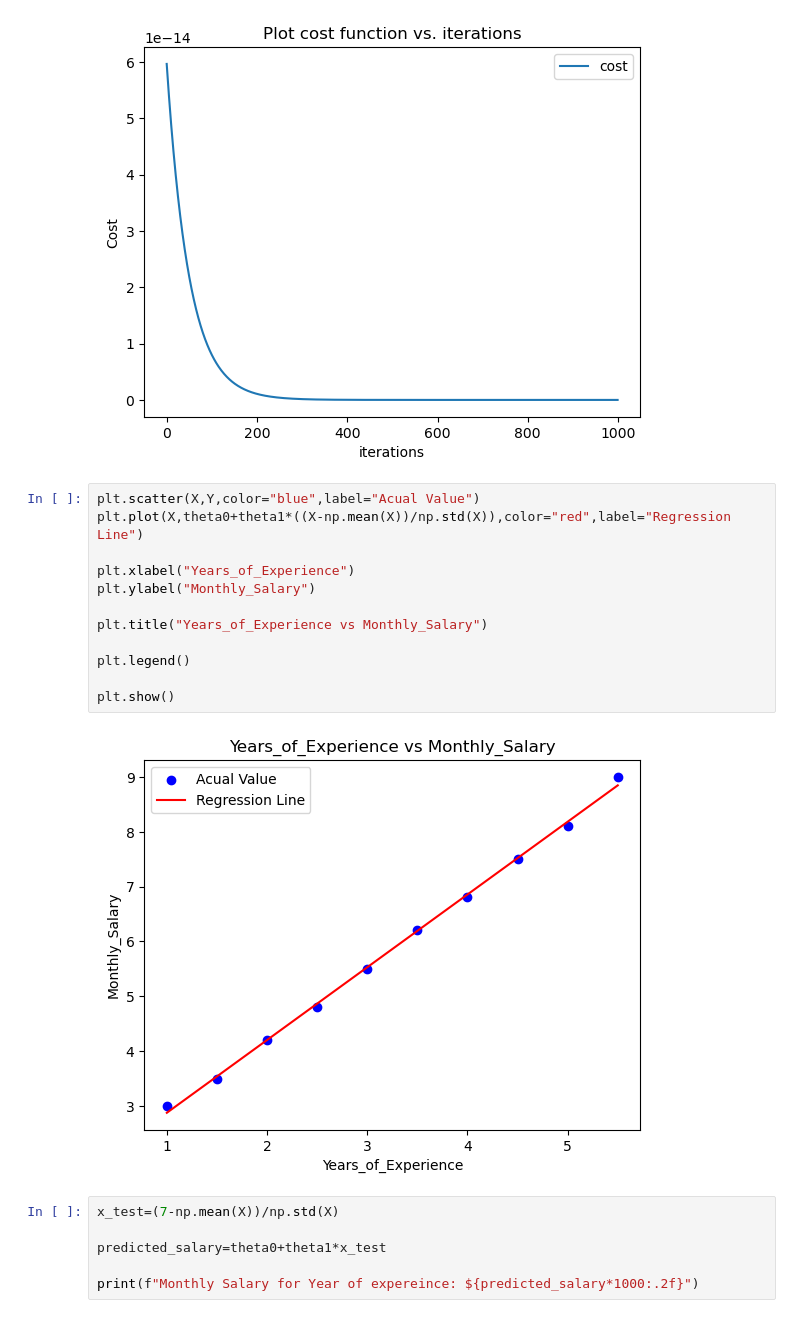
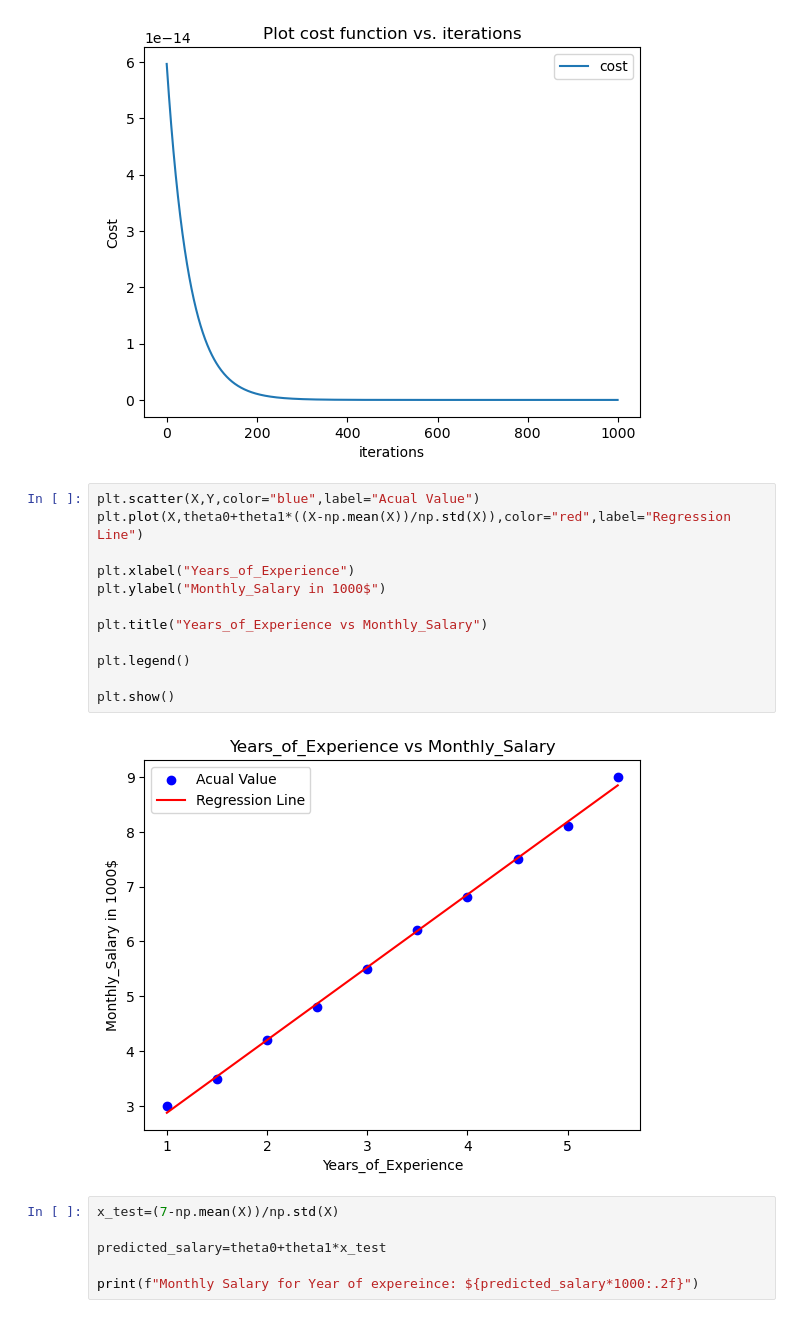
Before and after one commit to MohamadNour510/Regression-single-feature-, a Jupyter notebook: problem4.ipynb, the cells around one changed output. Saved outputs shown, nothing was run; the diff lists cells and outputs as text.

```diff
--- a/problem4.ipynb
+++ b/problem4.ipynb
@@ -94,17 +94,17 @@ plt.show()
 # %%
 plt.scatter(X,Y,color="blue",label="Acual Value")
 plt.plot(X,theta0+theta1*((X-np.mean(X))/np.std(X)),color="red",label="Regression Line")
 
 plt.xlabel("Years_of_Experience")
-plt.ylabel("Monthly_Salary")
+plt.ylabel("Monthly_Salary in 1000$")
 
 plt.title("Years_of_Experience vs Monthly_Salary")
 
 plt.legend()
 
 plt.show()
 # %% [output]
-[figure, old version]
+[figure, new version]
 # %%
 x_test=(7-np.mean(X))/np.std(X)
 
```
